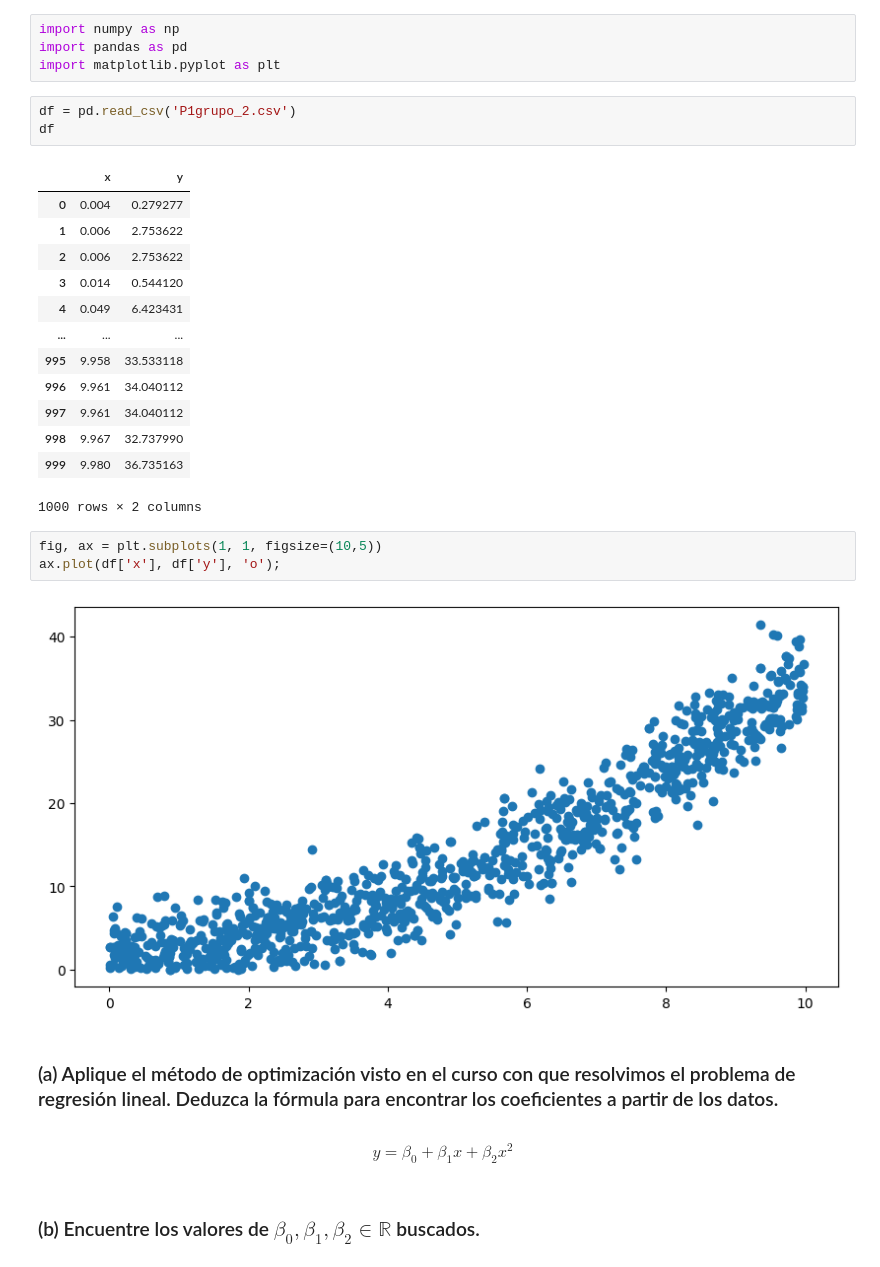
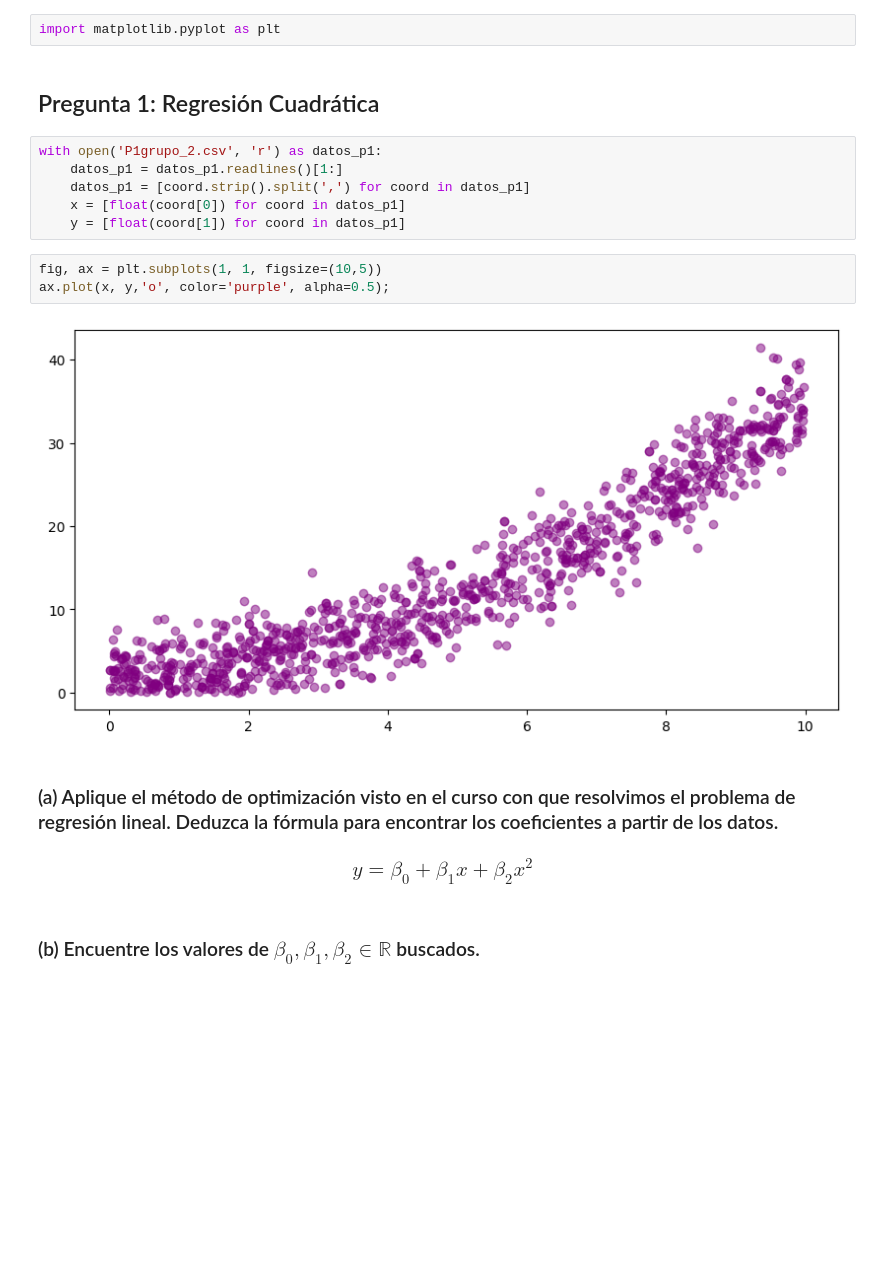
Before and after one commit to MatiasAPineda/Tarea-1-IMT2220-1, a Jupyter notebook: Tarea1_IMT2220_Grupo2.ipynb, the cells around one changed output. Drawn from its saved outputs; the diff is of its cells as text; blank space fills up the shorter version.

Commit message:
Lectura de datos

```diff
--- a/Tarea1_IMT2220_Grupo2.ipynb
+++ b/Tarea1_IMT2220_Grupo2.ipynb
@@ -1,33 +1,21 @@
 # %%
-import numpy as np
-import pandas as pd
 import matplotlib.pyplot as plt
-# %%
-df = pd.read_csv('P1grupo_2.csv')
-df
-# %% [output]
-|  | x | y |
-| 0 | 0.004 | 0.279277 |
-| 1 | 0.006 | 2.753622 |
-| 2 | 0.006 | 2.753622 |
-| 3 | 0.014 | 0.544120 |
-| 4 | 0.049 | 6.423431 |
-| ... | ... | ... |
-| 995 | 9.958 | 33.533118 |
-| 996 | 9.961 | 34.040112 |
-| 997 | 9.961 | 34.040112 |
-| 998 | 9.967 | 32.737990 |
-| 999 | 9.980 | 36.735163 |
-1000 rows × 2 columns
+# %% [markdown]
+## Pregunta 1: Regresión Cuadrática
+# %%
+with open('P1grupo_2.csv', 'r') as datos_p1:
+    datos_p1 = datos_p1.readlines()[1:]
+    datos_p1 = [coord.strip().split(',') for coord in datos_p1]
+    x = [float(coord[0]) for coord in datos_p1]
+    y = [float(coord[1]) for coord in datos_p1]
 # %%
 fig, ax = plt.subplots(1, 1, figsize=(10,5))
-ax.plot(df['x'], df['y'], 'o');
+ax.plot(x, y,'o', color='purple', alpha=0.5);
 # %% [output]
-[figure, old version]
+[figure, new version]
 # %% [markdown]
 ### (a) Aplique el método de optimización visto en el curso con que resolvimos el problema de regresión lineal. Deduzca la fórmula para encontrar los coeficientes a partir de los datos.
+### $$ y = \beta_{0} + \beta_{1}x + \beta_{2}x^{2} $$
-# %% [markdown]
-$$ y = \beta_{0} + \beta_{1}x + \beta_{2}x^{2} $$
 # %% [markdown]
 ### (b) Encuentre los valores de $\beta_{0}, \beta_{1}, \beta_{2} \in \mathbb{R}$ buscados.
 # %% [markdown]
```
Also changed, not shown: parts of 7 cells of this notebook.
